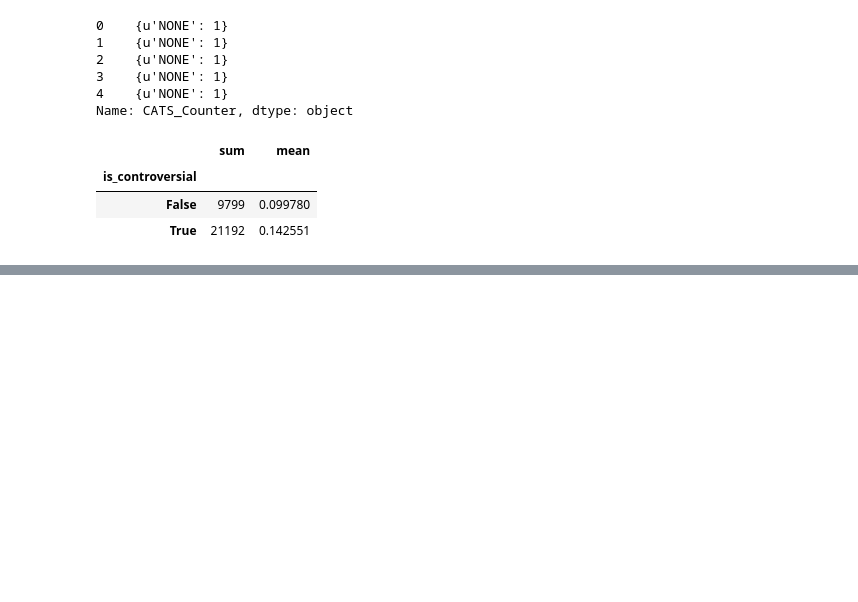
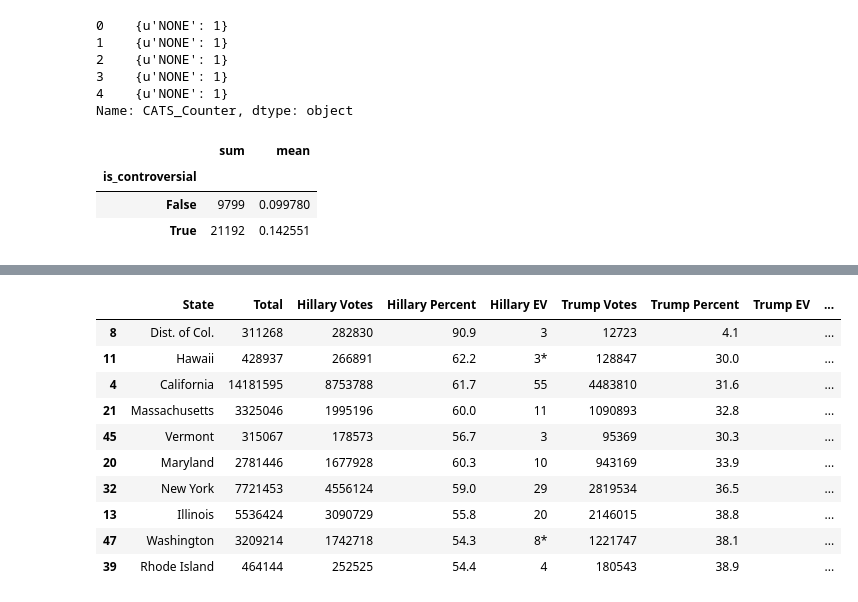
Before and after one commit to napsternxg/ControversialTweetAnalysis, a Jupyter notebook: Tweet Location Analysis-Population Proportion Party.ipynb, the cells around one changed output, grey strips where cells are left out. Cells and saved outputs as stored; diff of their text form; code cells hidden in the pictures; blank space fills up the shorter version.

```diff
--- a/Tweet Location Analysis-Population Proportion Party.ipynb
+++ b/Tweet Location Analysis-Population Proportion Party.ipynb
@@ -487,0 +676,14 @@ df.assign(
+# %%
+df_state_votes.sort_values("hill_trump_diff", ascending=False).head(10)
+# %% [output]
+|  | State | Total | Hillary Votes | Hillary Percent | Hillary EV | Trump Votes | Trump Percent | Trump EV | ... |
+| 8 | Dist. of Col. | 311268 | 282830 | 90.9 | 3 | 12723 | 4.1 |  | ... |
+| 11 | Hawaii | 428937 | 266891 | 62.2 | 3* | 128847 | 30.0 |  | ... |
+| 4 | California | 14181595 | 8753788 | 61.7 | 55 | 4483810 | 31.6 |  | ... |
+| 21 | Massachusetts | 3325046 | 1995196 | 60.0 | 11 | 1090893 | 32.8 |  | ... |
+| 45 | Vermont | 315067 | 178573 | 56.7 | 3 | 95369 | 30.3 |  | ... |
+| 20 | Maryland | 2781446 | 1677928 | 60.3 | 10 | 943169 | 33.9 |  | ... |
+| 32 | New York | 7721453 | 4556124 | 59.0 | 29 | 2819534 | 36.5 |  | ... |
+| 13 | Illinois | 5536424 | 3090729 | 55.8 | 20 | 2146015 | 38.8 |  | ... |
+| 47 | Washington | 3209214 | 1742718 | 54.3 | 8* | 1221747 | 38.1 |  | ... |
+| 39 | Rhode Island | 464144 | 252525 | 54.4 | 4 | 180543 | 38.9 |  | ... |
```
Also changed, not shown: parts of 12 cells of this notebook, 1 other file.
